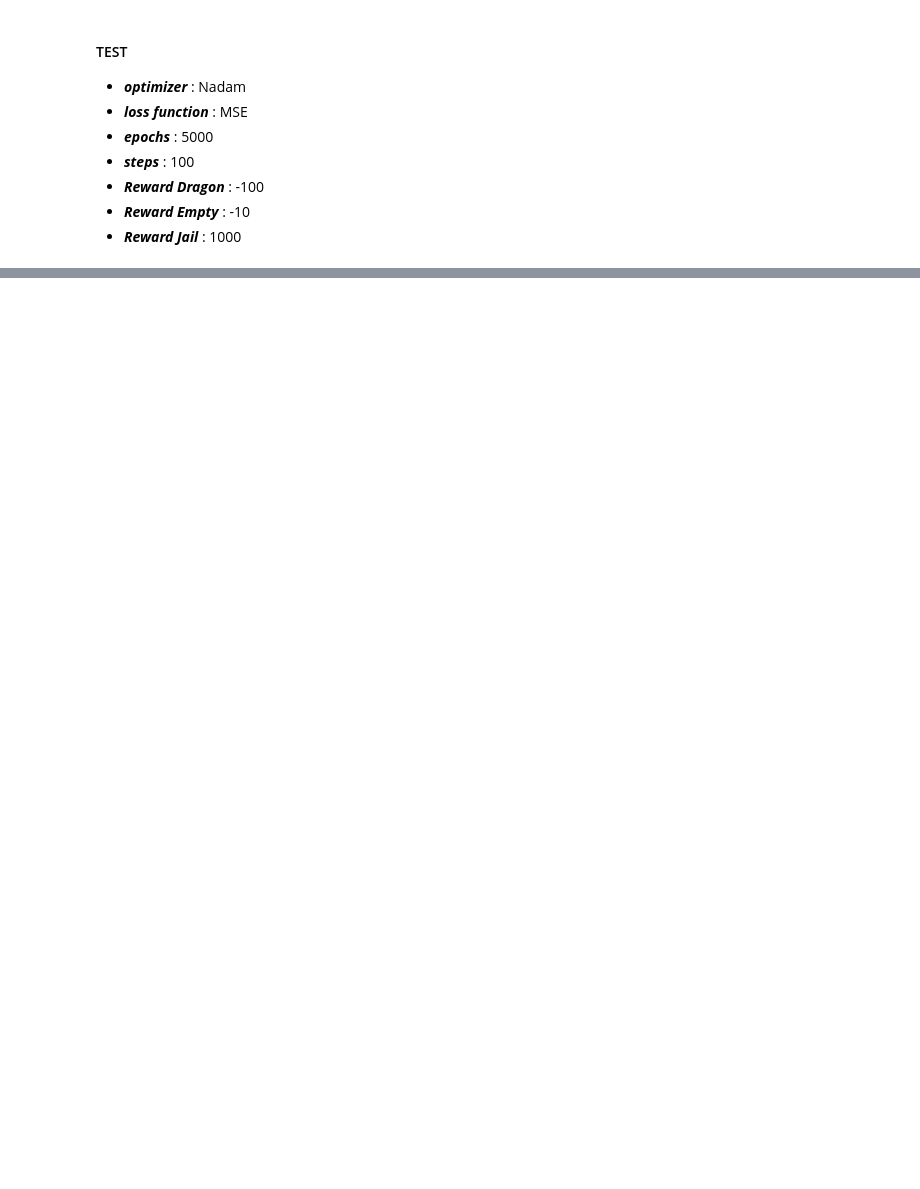
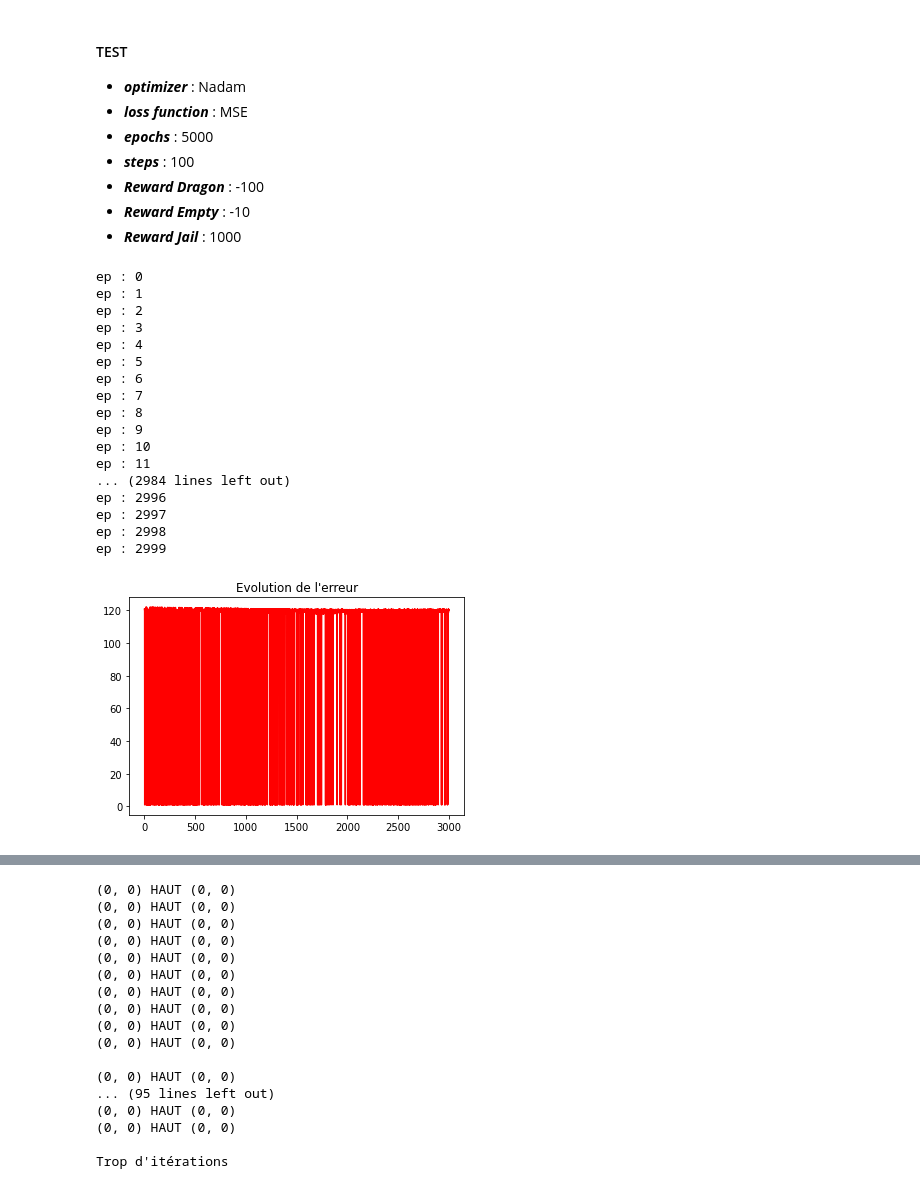
Before and after one commit to JugurthaAsma/ML, a Jupyter notebook: projet3/renforcement.ipynb, the cells around one changed output, grey strips where cells are left out. Drawn from its saved outputs; the diff is of its cells as text; code cells hidden in the pictures; blank space fills up the shorter version.

```diff
--- a/projet3/renforcement.ipynb
+++ b/projet3/renforcement.ipynb
@@ -650,4 +652,23 @@ fin de partie en 1 coups
 *   ***Reward Empty*** : -10
 *   ***Reward Jail*** : 1000
 # %%
-#game2 = create_game(optimizer_name="Nadam", loss_fn_name="MSE", episodes=5000, steps=100, dragon_reward=-100, empty_reward=-10, jail_reward=1000)
+game2 = create_game(optimizer_name="Nadam", loss_fn_name="MSE", episodes=3000, steps=100, dragon_reward=-100, empty_reward=-10, jail_reward=1000)
+# %% [output]
+ep : 0
+ep : 1
+ep : 2
+ep : 3
+ep : 4
+ep : 5
+ep : 6
+ep : 7
+ep : 8
+ep : 9
+ep : 10
+ep : 11
+... (2984 lines left out)
+ep : 2996
+ep : 2997
+ep : 2998
+ep : 2999
+[figure, added]
@@ -653,0 +676,17 @@ fin de partie en 1 coups
+(0, 0) HAUT (0, 0)
+(0, 0) HAUT (0, 0)
+(0, 0) HAUT (0, 0)
+(0, 0) HAUT (0, 0)
+(0, 0) HAUT (0, 0)
+(0, 0) HAUT (0, 0)
+(0, 0) HAUT (0, 0)
+(0, 0) HAUT (0, 0)
+(0, 0) HAUT (0, 0)
+(0, 0) HAUT (0, 0)
+
+(0, 0) HAUT (0, 0)
+... (95 lines left out)
+(0, 0) HAUT (0, 0)
+(0, 0) HAUT (0, 0)
+
+Trop d'itérations
```
Also changed, not shown: parts of 8 cells of this notebook.
